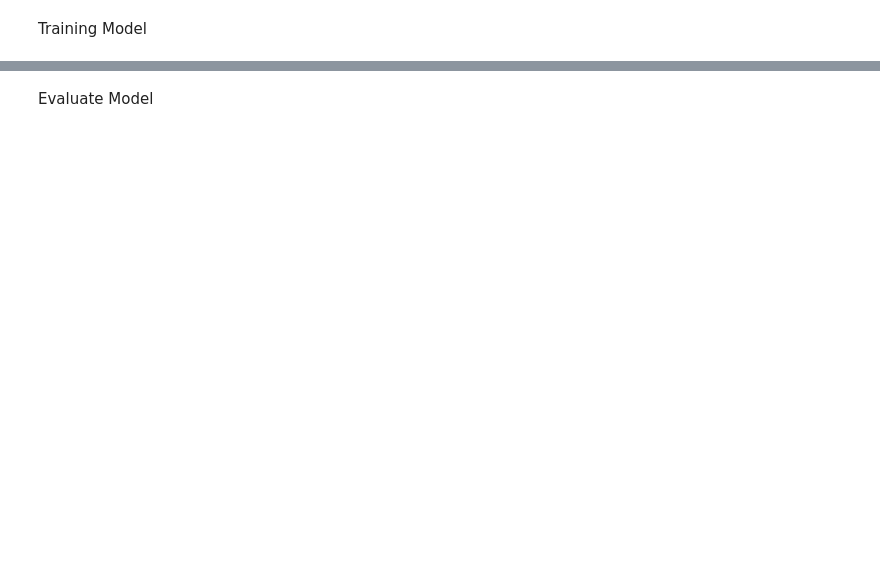
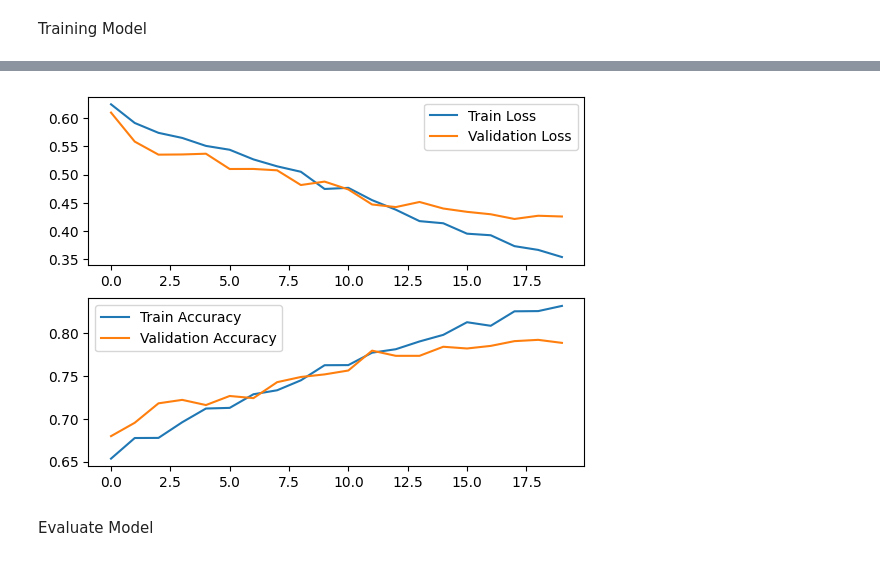
Before and after one commit to TGuideR/Skynet-Project-AI, a Jupyter notebook: TrainModel.ipynb, the cells around one changed output, grey strips where cells are left out. Cells and saved outputs as stored; diff of their text form; code cells hidden in the pictures; blank space fills up the shorter version.

```diff
--- a/TrainModel.ipynb
+++ b/TrainModel.ipynb
@@ -64,7 +156,7 @@ tokenizer.fit_on_texts(df["Sentence"])
 tokenized = tokenizer.texts_to_sequences(df["Sentence"])
 
 # Padding Sentence to same length
-X = pad_sequences(tokenizer.texts_to_sequences(df["Sentence"]), maxlen=input_length)
+X = pad_sequences(tokenizer.texts_to_sequences(df["Sentence"]), maxlen=input_length, padding="pre")
 
 # Change to numpy array for training
 y = np.array(df["Sentiment"], dtype=np.int32)
@@ -84,8 +184,20 @@ with open(glove_path, "r", encoding="utf-8") as f:
 embedding_matrix = np.zeros((vocab, embed_dim))
 word_index = tokenizer.word_index
 
+# Miss and Hit
+miss = 0
+hit = 0
+miss_vocab = []
+
 for word, i in word_index.items():
-    if i < vocab:
+    if i < vocab: # if index is outside vocab most frequency word
         vector = embedding_index.get(word)
         if vector is not None:
             embedding_matrix[i] = vector
+            hit += 1
+        else:
+            miss += 1
+            miss_vocab.append(word)
+
+print(f"Embedded Hit {hit} words\tMiss {miss} words")
+print(miss_vocab)
@@ -126,8 +233,10 @@ print(type(y_test), y_test.dtype, y_test.shape)
 <h1> Build Model </h1>
 # %%
 model=Sequential()
-model.add(Embedding(vocab,embed_dim,input_length=input_length, weights=[embedding_matrix], trainable=False))
-model.add(LSTM(256, dropout=0.3, recurrent_dropout=0.3))  #try different values
-model.add(Dense(1,activation='sigmoid')) #sigmoid since the output is binary
+model.add(Embedding(vocab, embed_dim, input_length=input_length, weights=[embedding_matrix], trainable=False))
+model.add(Bidirectional(LSTM(128, dropout=0.3, recurrent_dropout=0.3)))
+model.add(Dense(64,activation='relu'))
+model.add(Dropout(0.5))
+model.add(Dense(1,activation='sigmoid'))
 model.compile(loss='binary_crossentropy',optimizer='adam',metrics=['accuracy'])
 print(model.summary())
@@ -134,8 +262,4 @@ print(model.summary())
 # %% [markdown]
 Training Model
 # %%
-history = model.fit(X_train, y_train, epochs=50, batch_size=64, validation_data=(X_test, y_test), verbose=1)
-plt.plot(history.history['loss'], label='Train Loss')
-plt.plot(history.history['val_loss'], label='Validation Loss')
-plt.legend()
-plt.show()
+history = model.fit(X_train, y_train, epochs=20, batch_size=64, validation_data=(X_test, y_test), verbose=1)
@@ -142,3 +284,15 @@ plt.show()
+# %%
+plt.subplot(2, 1, 1)
+plt.plot(history.history['loss'], label='Train Loss')
+plt.plot(history.history['val_loss'], label='Validation Loss')
+plt.legend()
+plt.subplot(2, 1, 2)
+plt.plot(history.history['accuracy'], label='Train Accuracy')
+plt.plot(history.history['val_accuracy'], label='Validation Accuracy')
+plt.legend()
+plt.show()
+# %% [output]
+[figure, added]
 # %% [markdown]
 Evaluate Model
 # %%
```
Also changed, not shown: parts of 18 cells of this notebook.
